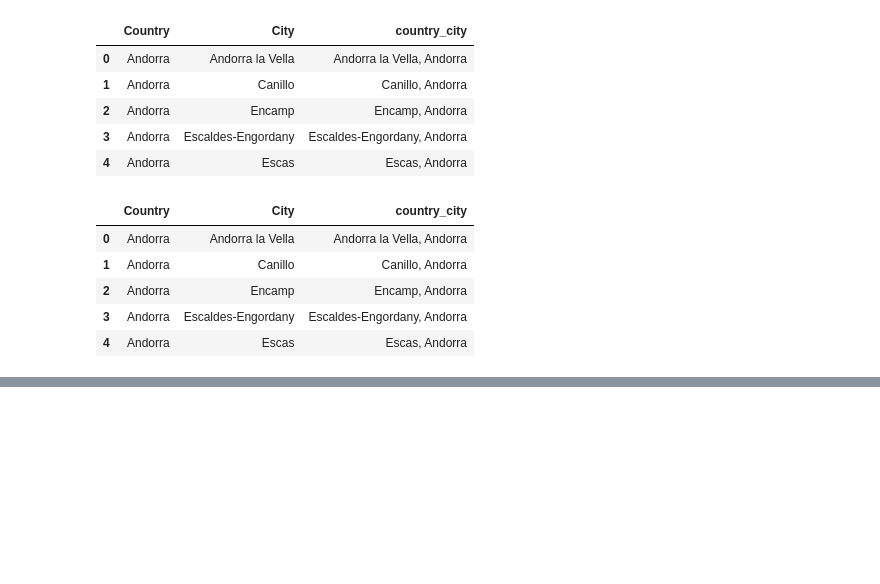
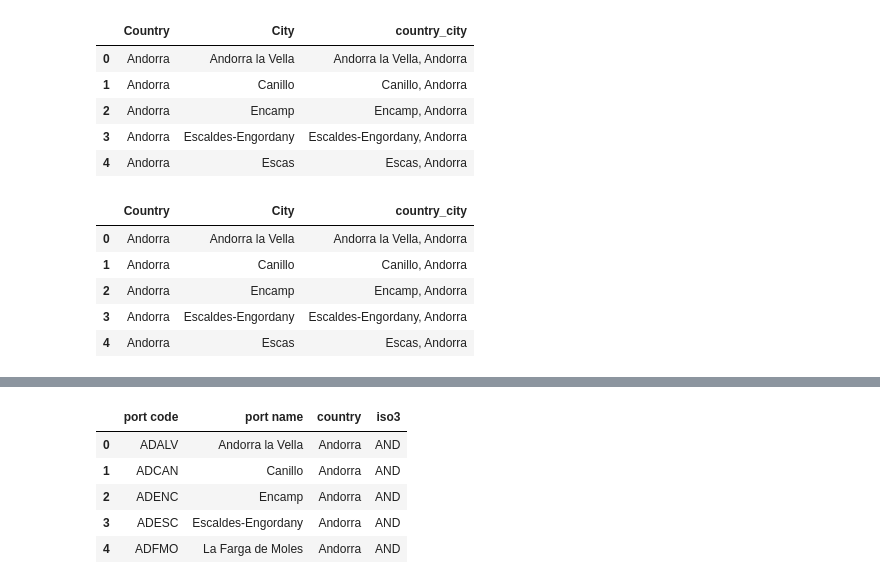
Before and after one commit to pricingts/pricing, a Jupyter notebook: a.ipynb, the cells around one changed output, grey strips where cells are left out. Cells and saved outputs as stored; diff of their text form; code cells hidden in the pictures; blank space fills up the shorter version.

```diff
--- a/a.ipynb
+++ b/a.ipynb
@@ -190,3 +190,6 @@ cities.head()
 | 4 | Andorra | Escas | Escas, Andorra |
 # %%
 cities.to_csv('cities_world.csv')
+# %%
+ports = pd.read_csv('output_port_world.csv')
+ports.head()
@@ -192,0 +213,12 @@ cities.to_csv('cities_world.csv')
+# %%
+ports = ports.merge(paises[[' name', ' iso3']], left_on='country', right_on=' name', how='left')
+ports.drop(columns=[' name'], inplace=True)
+# %%
+ports.head()
+# %% [output]
+|  | port code | port name | country | iso3 |
+| 0 | ADALV | Andorra la Vella | Andorra | AND |
+| 1 | ADCAN | Canillo | Andorra | AND |
+| 2 | ADENC | Encamp | Andorra | AND |
+| 3 | ADESC | Escaldes-Engordany | Andorra | AND |
+| 4 | ADFMO | La Farga de Moles | Andorra | AND |
```
Also changed, not shown: parts of 9 cells of this notebook, 1 other file.
